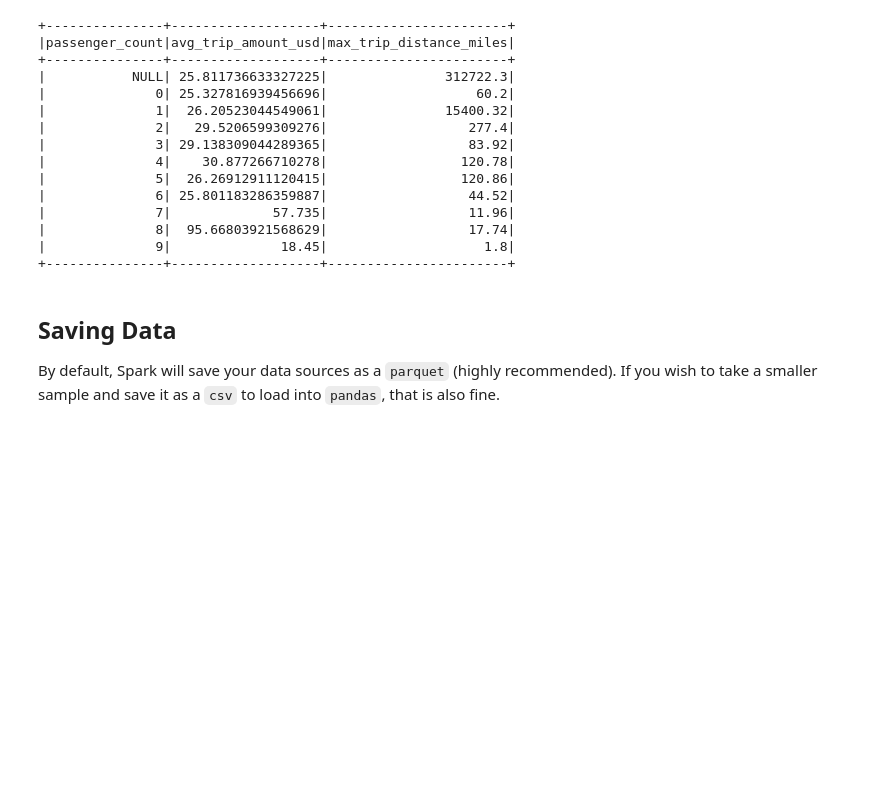
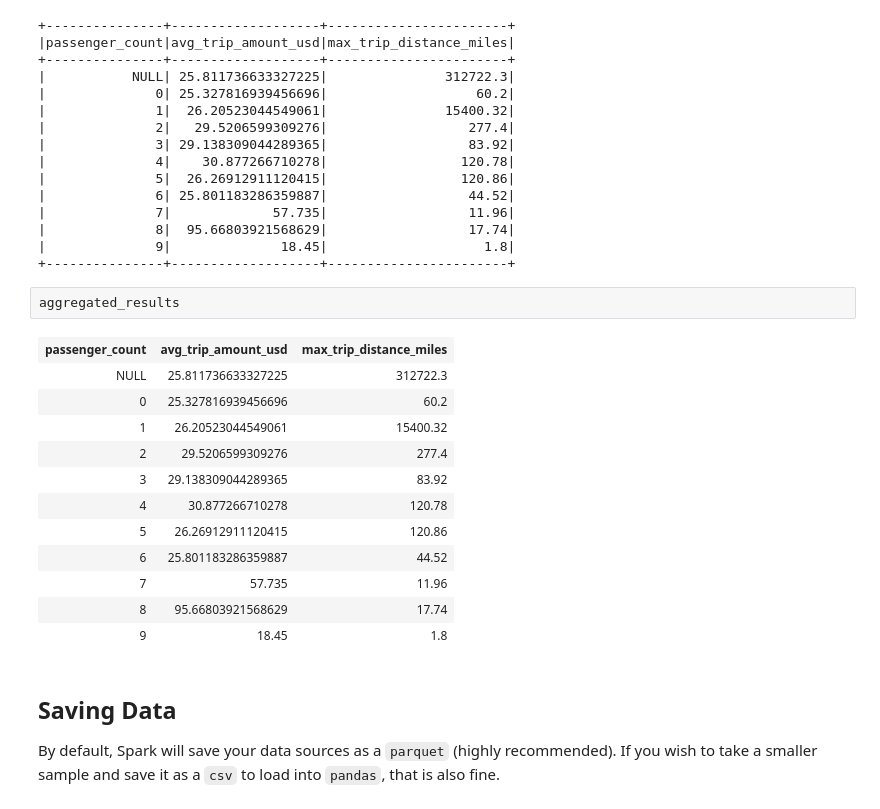
Before and after one commit to MuzhiRo/MAST30034_Python, a Jupyter notebook: tutorials/tute_1/Tute1_Python.ipynb, the cells around one changed output. Drawn from its saved outputs; the diff is of its cells as text; blank space fills up the shorter version.

```diff
--- a/tutorials/tute_1/Tute1_Python.ipynb
+++ b/tutorials/tute_1/Tute1_Python.ipynb
@@ -228,6 +260,21 @@ aggregated_results.show()
 |              8|  95.66803921568629|                  17.74|
 |              9|              18.45|                    1.8|
 +---------------+-------------------+-----------------------+
+# %%
+aggregated_results
+# %% [output]
+| passenger_count | avg_trip_amount_usd | max_trip_distance_miles |
+| NULL | 25.811736633327225 | 312722.3 |
+| 0 | 25.327816939456696 | 60.2 |
+| 1 | 26.20523044549061 | 15400.32 |
+| 2 | 29.5206599309276 | 277.4 |
+| 3 | 29.138309044289365 | 83.92 |
+| 4 | 30.877266710278 | 120.78 |
+| 5 | 26.26912911120415 | 120.86 |
+| 6 | 25.801183286359887 | 44.52 |
+| 7 | 57.735 | 11.96 |
+| 8 | 95.66803921568629 | 17.74 |
+| 9 | 18.45 | 1.8 |
 # %% [markdown]
 ## Saving Data
 By default, Spark will save your data sources as a `parquet` (highly recommended). If you wish to take a smaller sample and save it as a `csv` to load into `pandas`, that is also fine.
```
Also changed, not shown: parts of 4 cells of this notebook, 1 other file.
